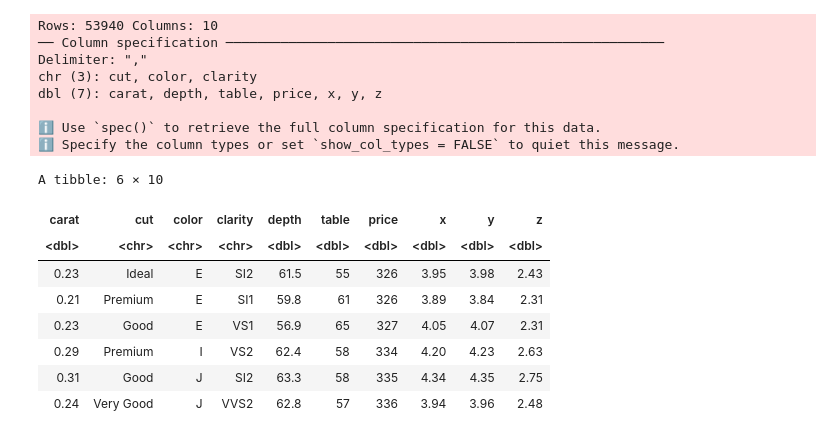
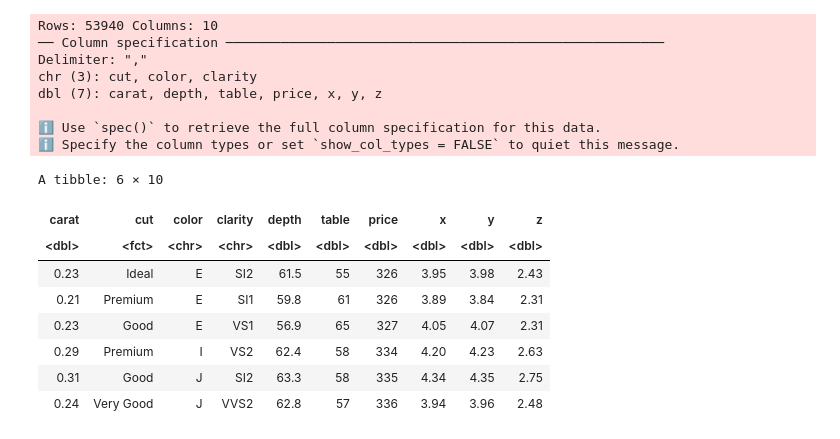
Before and after one commit to rubydelang/sonar_data, a Jupyter notebook: project_diamond.ipynb, the cells around one changed output. Drawn from its saved outputs; the diff is of its cells as text; code cells hidden in the pictures.

```diff
--- a/project_diamond.ipynb
+++ b/project_diamond.ipynb
@@ -4,19 +32,18 @@ library(readxl)
 # %%
-a <- read_csv("diamonds.csv")
-
-head(a)
+diamond_data <- read_csv("diamonds.csv") |> mutate(cut = as_factor(cut))
+head(diamond_data)
 # %% [output]
 Rows: 53940 Columns: 10
 ── Column specification ────────────────────────────────────────────────────────
 Delimiter: ","
 chr (3): cut, color, clarity
 dbl (7): carat, depth, table, price, x, y, z
 
 ℹ Use `spec()` to retrieve the full column specification for this data.
 ℹ Specify the column types or set `show_col_types = FALSE` to quiet this message.
 A tibble: 6 × 10
 | carat | cut | color | clarity | depth | table | price | x | y | z |
-| <dbl> | <chr> | <chr> | <chr> | <dbl> | <dbl> | <dbl> | <dbl> | <dbl> | <dbl> |
+| <dbl> | <fct> | <chr> | <chr> | <dbl> | <dbl> | <dbl> | <dbl> | <dbl> | <dbl> |
 | 0.23 | Ideal | E | SI2 | 61.5 | 55 | 326 | 3.95 | 3.98 | 2.43 |
 | 0.21 | Premium | E | SI1 | 59.8 | 61 | 326 | 3.89 | 3.84 | 2.31 |
 | 0.23 | Good | E | VS1 | 56.9 | 65 | 327 | 4.05 | 4.07 | 2.31 |
```
Also changed, not shown: parts of 8 cells of this notebook.
